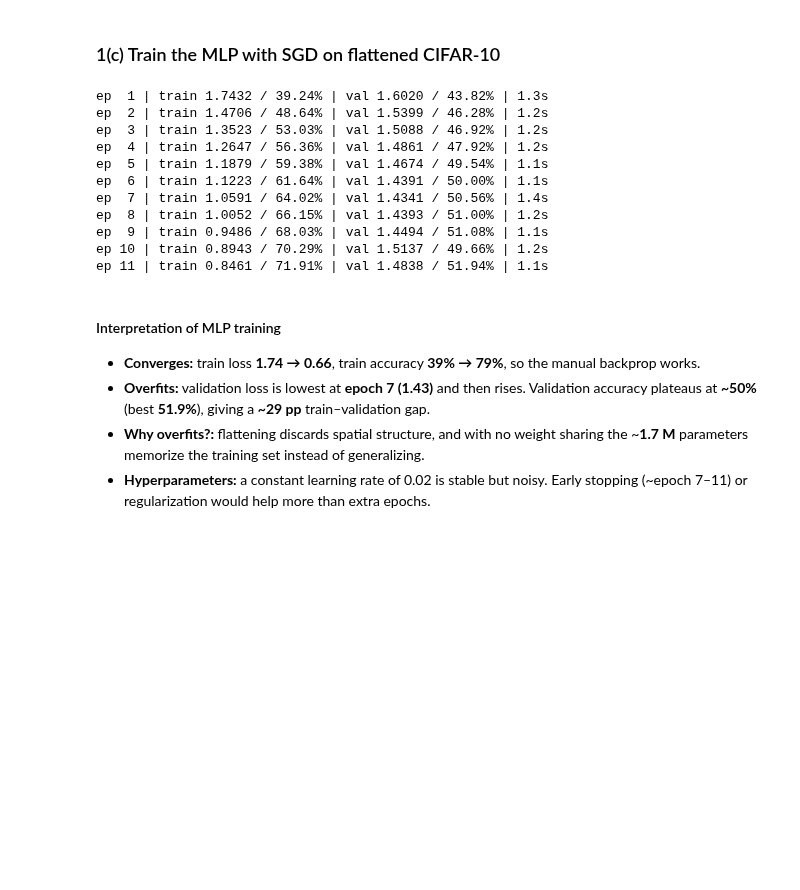
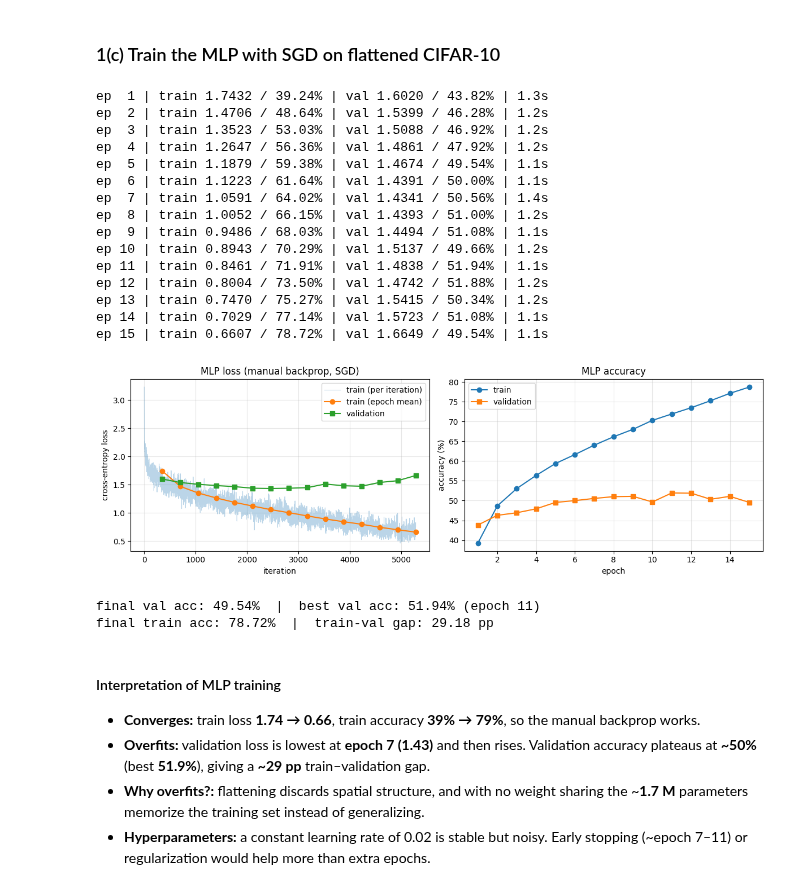
Before and after one commit to Sulojan2027/Vision_Coursework, a Jupyter notebook: Sem07_Deep_Learning_for_Vision/Assignment_2/assignment_2_cnn.ipynb, the cells around one changed output. Drawn from its saved outputs; the diff is of its cells as text; code cells hidden in the pictures; blank space fills up the shorter version.

```diff
--- a/Sem07_Deep_Learning_for_Vision/Assignment_2/assignment_2_cnn.ipynb
+++ b/Sem07_Deep_Learning_for_Vision/Assignment_2/assignment_2_cnn.ipynb
@@ -222,7 +227,8 @@ Weights use Kaiming initialization, $W \sim \mathcal{N}(0, 2/D_{in})$, $b = 0$.
 # %%
 class Linear:
     def __init__(self, in_features, out_features, device=DEVICE, dtype=torch.float32):
-        self.W = torch.randn(in_features, out_features, device=device, dtype=dtype) * np.sqrt(2 / in_features)
+        self.W = (torch.randn(in_features, out_features, device=device, dtype=dtype)
+                  * np.sqrt(2 / in_features))
         self.b = torch.zeros(out_features, device=device, dtype=dtype)
         self.dW = torch.zeros_like(self.W)
         self.db = torch.zeros_like(self.b)
@@ -422,26 +428,36 @@ ep  8 | train 1.0052 / 66.15% | val 1.4393 / 51.00% | 1.2s
 ep  9 | train 0.9486 / 68.03% | val 1.4494 / 51.08% | 1.1s
 ep 10 | train 0.8943 / 70.29% | val 1.5137 / 49.66% | 1.2s
 ep 11 | train 0.8461 / 71.91% | val 1.4838 / 51.94% | 1.1s
+ep 12 | train 0.8004 / 73.50% | val 1.4742 / 51.88% | 1.2s
+ep 13 | train 0.7470 / 75.27% | val 1.5415 / 50.34% | 1.2s
+ep 14 | train 0.7029 / 77.14% | val 1.5723 / 51.08% | 1.1s
+ep 15 | train 0.6607 / 78.72% | val 1.6649 / 49.54% | 1.1s
 # %%
 iters_per_epoch = len(train_loader)
 epochs = np.arange(1, EPOCHS + 1)
 
 fig, (ax1, ax2) = plt.subplots(1, 2, figsize=(12, 4))
 ax1.plot(hist["iter_loss"], alpha=0.3, lw=0.8, label="train (per iteration)")
 ax1.plot(epochs * iters_per_epoch, hist["train_loss"], "o-", label="train (epoch mean)")
 ax1.plot(epochs * iters_per_epoch, hist["val_loss"], "s-", label="validation")
 ax1.set_xlabel("iteration"); ax1.set_ylabel("cross-entropy loss")
 ax1.set_title("MLP loss (manual backprop, SGD)"); ax1.legend(); ax1.grid(alpha=0.3)
 
 ax2.plot(epochs, np.array(hist["train_acc"]) * 100, "o-", label="train")
 ax2.plot(epochs, np.array(hist["val_acc"]) * 100, "s-", label="validation")
 ax2.set_xlabel("epoch"); ax2.set_ylabel("accuracy (%)")
 ax2.set_title("MLP accuracy"); ax2.legend(); ax2.grid(alpha=0.3)
 plt.tight_layout(); plt.show()
 
 best_ep = int(np.argmax(hist["val_acc"]))
-print(f"final val acc: {hist['val_acc'][-1]*100:.2f}%  |  best val acc: {hist['val_acc'][best_ep]*100:.2f}% (epoch {best_ep + 1})")
-print(f"final train acc: {hist['train_acc'][-1]*100:.2f}%  |  train-val gap: {(hist['train_acc'][-1] - hist['val_acc'][-1])*100:.2f} pp")
+print(f"final val acc: {hist['val_acc'][-1]*100:.2f}%  |  "
+      f"best val acc: {hist['val_acc'][best_ep]*100:.2f}% (epoch {best_ep + 1})")
+print(f"final train acc: {hist['train_acc'][-1]*100:.2f}%  |  "
+      f"train-val gap: {(hist['train_acc'][-1] - hist['val_acc'][-1])*100:.2f} pp")
+# %% [output]
+[figure, added]
+final val acc: 49.54%  |  best val acc: 51.94% (epoch 11)
+final train acc: 78.72%  |  train-val gap: 29.18 pp
 # %% [markdown]
 #### Interpretation of MLP training
 
```
Also changed, not shown: parts of 23 cells of this notebook, 1 other file.
